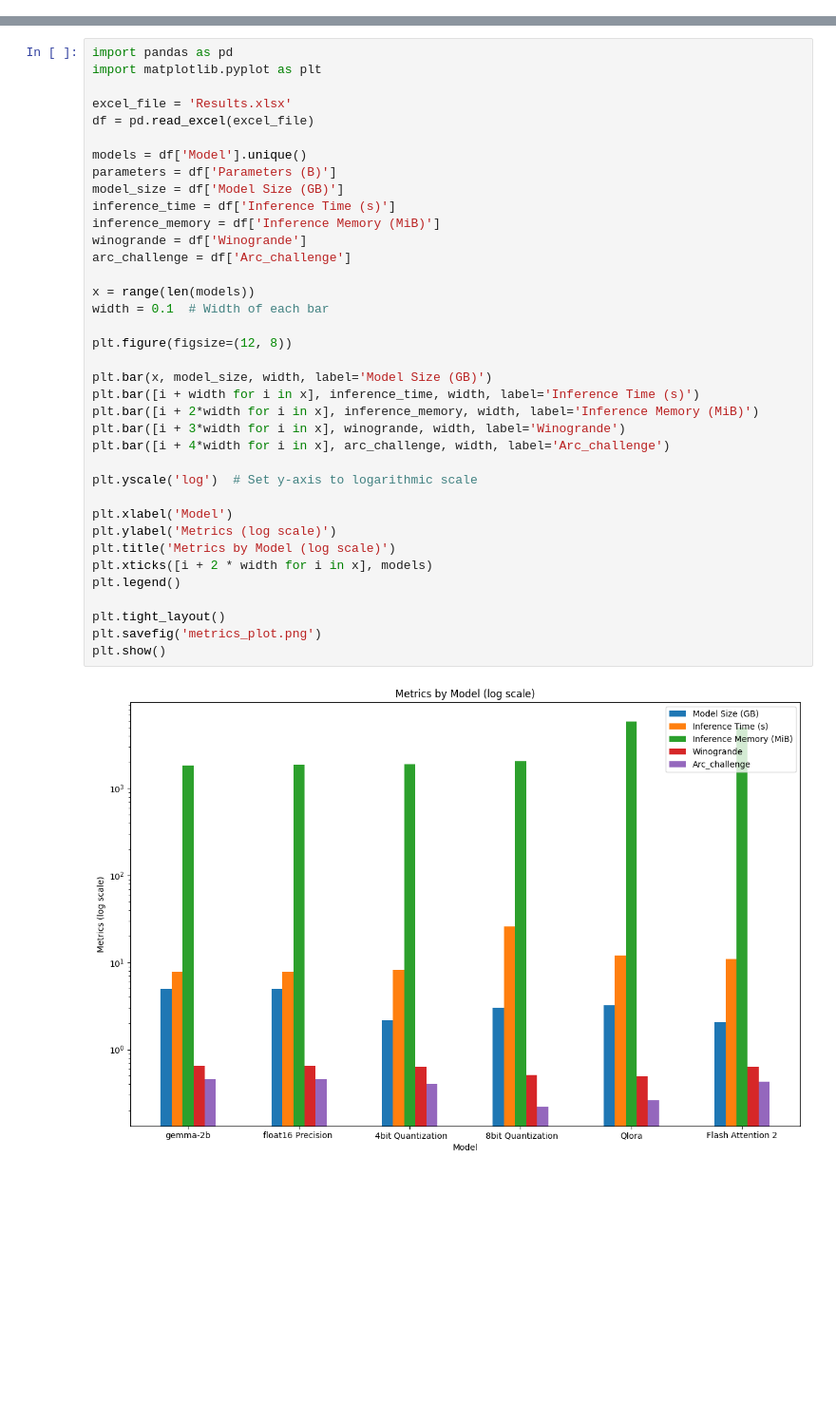
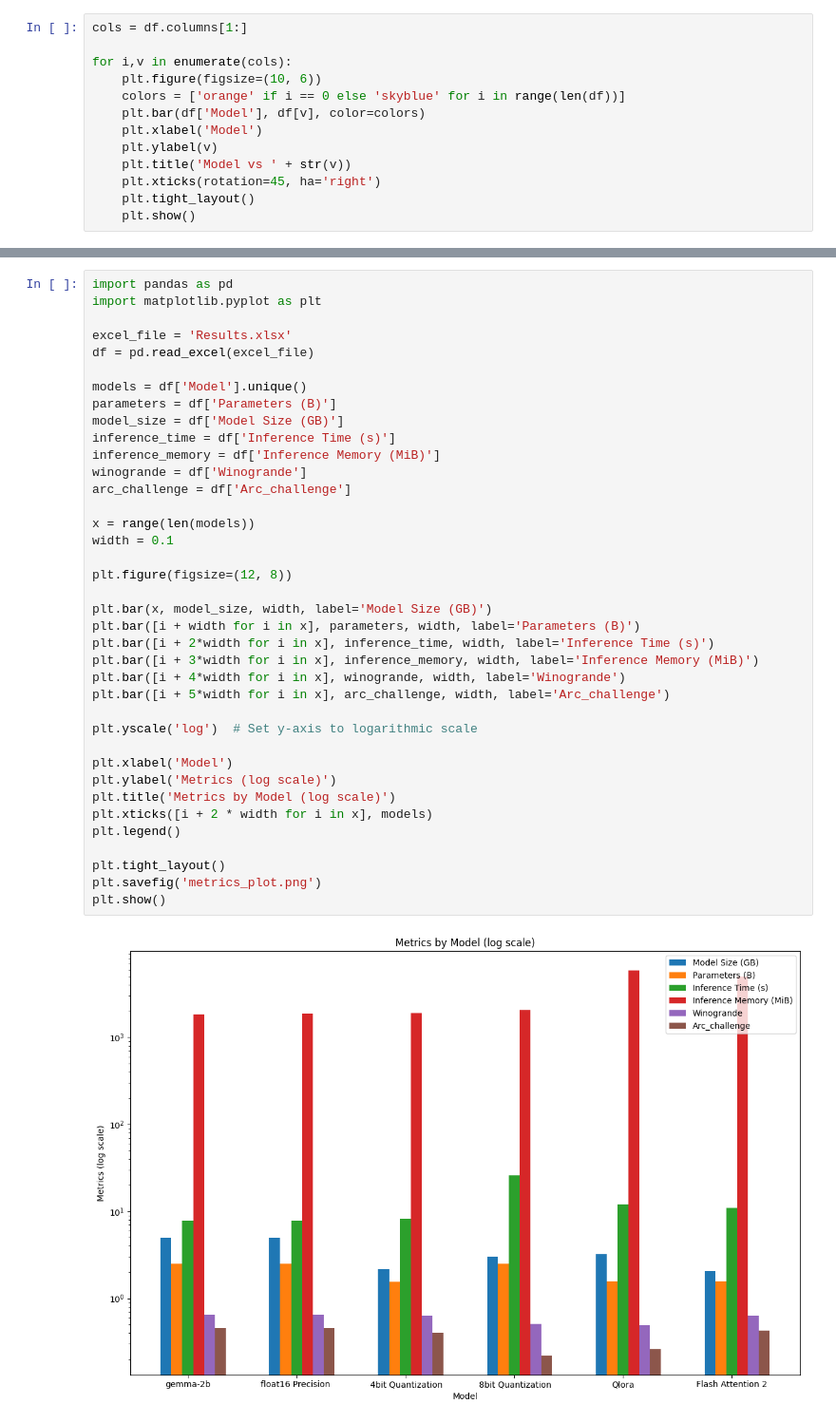
Before and after one commit to jn2814/hpml, a Jupyter notebook: metrics.ipynb, the cells around one changed output, grey strips where cells are left out. Shown at 95% size. Drawn from its saved outputs; the diff is of its cells as text; blank space fills up the shorter version.

```diff
--- a/metrics.ipynb
+++ b/metrics.ipynb
@@ -15,0 +23,13 @@ df
+# %%
+cols = df.columns[1:]
+
+for i,v in enumerate(cols):
+    plt.figure(figsize=(10, 6))
+    colors = ['orange' if i == 0 else 'skyblue' for i in range(len(df))]
+    plt.bar(df['Model'], df[v], color=colors)
+    plt.xlabel('Model')
+    plt.ylabel(v)
+    plt.title('Model vs ' + str(v))
+    plt.xticks(rotation=45, ha='right')
+    plt.tight_layout()
+    plt.show()
@@ -19,36 +46,37 @@ import matplotlib.pyplot as plt
 
 excel_file = 'Results.xlsx'
 df = pd.read_excel(excel_file)
 
 models = df['Model'].unique()
 parameters = df['Parameters (B)']
 model_size = df['Model Size (GB)']
 inference_time = df['Inference Time (s)']
 inference_memory = df['Inference Memory (MiB)']
 winogrande = df['Winogrande']
 arc_challenge = df['Arc_challenge']
 
 x = range(len(models))
-width = 0.1  # Width of each bar
+width = 0.1
 
 plt.figure(figsize=(12, 8))
 
 plt.bar(x, model_size, width, label='Model Size (GB)')
-plt.bar([i + width for i in x], inference_time, width, label='Inference Time (s)')
-plt.bar([i + 2*width for i in x], inference_memory, width, label='Inference Memory (MiB)')
-plt.bar([i + 3*width for i in x], winogrande, width, label='Winogrande')
-plt.bar([i + 4*width for i in x], arc_challenge, width, label='Arc_challenge')
+plt.bar([i + width for i in x], parameters, width, label='Parameters (B)')
+plt.bar([i + 2*width for i in x], inference_time, width, label='Inference Time (s)')
+plt.bar([i + 3*width for i in x], inference_memory, width, label='Inference Memory (MiB)')
+plt.bar([i + 4*width for i in x], winogrande, width, label='Winogrande')
+plt.bar([i + 5*width for i in x], arc_challenge, width, label='Arc_challenge')
 
 plt.yscale('log')  # Set y-axis to logarithmic scale
 
 plt.xlabel('Model')
 plt.ylabel('Metrics (log scale)')
 plt.title('Metrics by Model (log scale)')
 plt.xticks([i + 2 * width for i in x], models)
 plt.legend()
 
 plt.tight_layout()
 plt.savefig('metrics_plot.png')
 plt.show()
 # %% [output]
-[figure, old version]
+[figure, new version]
```
Also changed, not shown: parts of 10 cells of this notebook, 20 other files.
